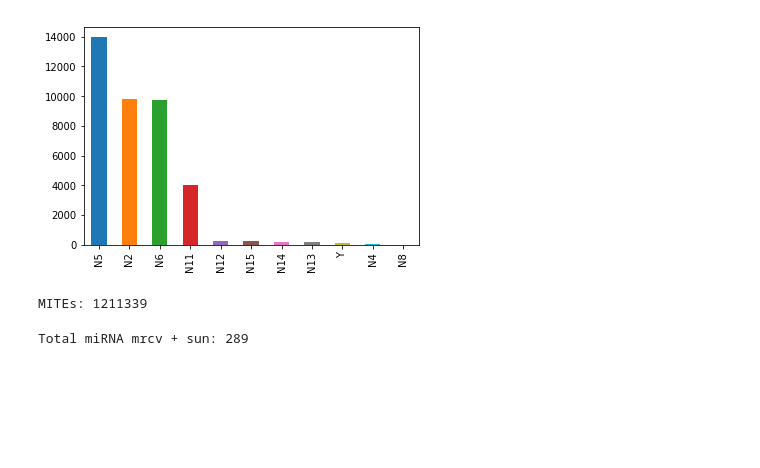
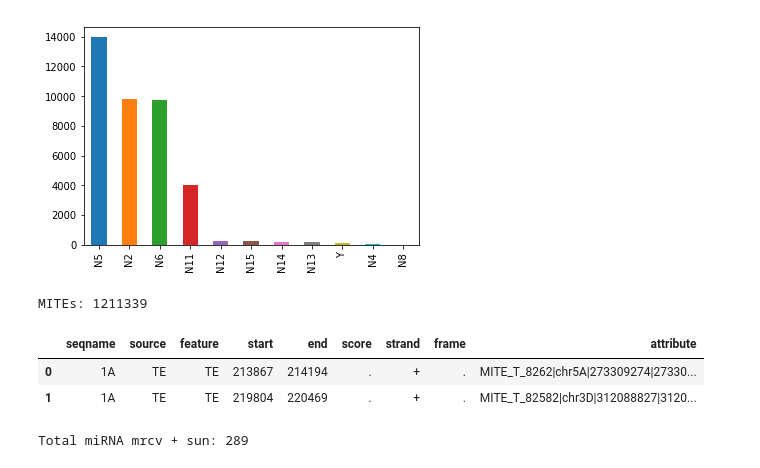
Before and after one commit to juancresc/mirna_mite, a Jupyter notebook: 2_analysis/merge_overlap_mirna_mites.ipynb, the cells around one changed output. Drawn from its saved outputs; the diff is of its cells as text; code cells hidden in the pictures; blank space fills up the shorter version.

```diff
--- a/2_analysis/merge_overlap_mirna_mites.ipynb
+++ b/2_analysis/merge_overlap_mirna_mites.ipynb
@@ -45,9 +45,13 @@ MRCV miRNA: 135
 # %%
 df_mites = pd.read_csv(path_mites, sep='\t')
 df_mites.columns = ['seqname' , 'source' , 'feature' , 'start' , 'end' , 'score' , 'strand' , 'frame' , 'attribute']
 print('MITEs: ' + str(len(df_mites.index)))
+df_mites.head(2)
 # %% [output]
 MITEs: 1211339
+|  | seqname | source | feature | start | end | score | strand | frame | attribute |
+| 0 | 1A | TE | TE | 213867 | 214194 | . | + | . | MITE_T_8262|chr5A|273309274|27330... |
+| 1 | 1A | TE | TE | 219804 | 220469 | . | + | . | MITE_T_82582|chr3D|312088827|3120... |
 # %%
 #separate MITEs by chromosome
 df_anns = {}
```
Also changed, not shown: parts of 1 cell of this notebook, 3 other files.
